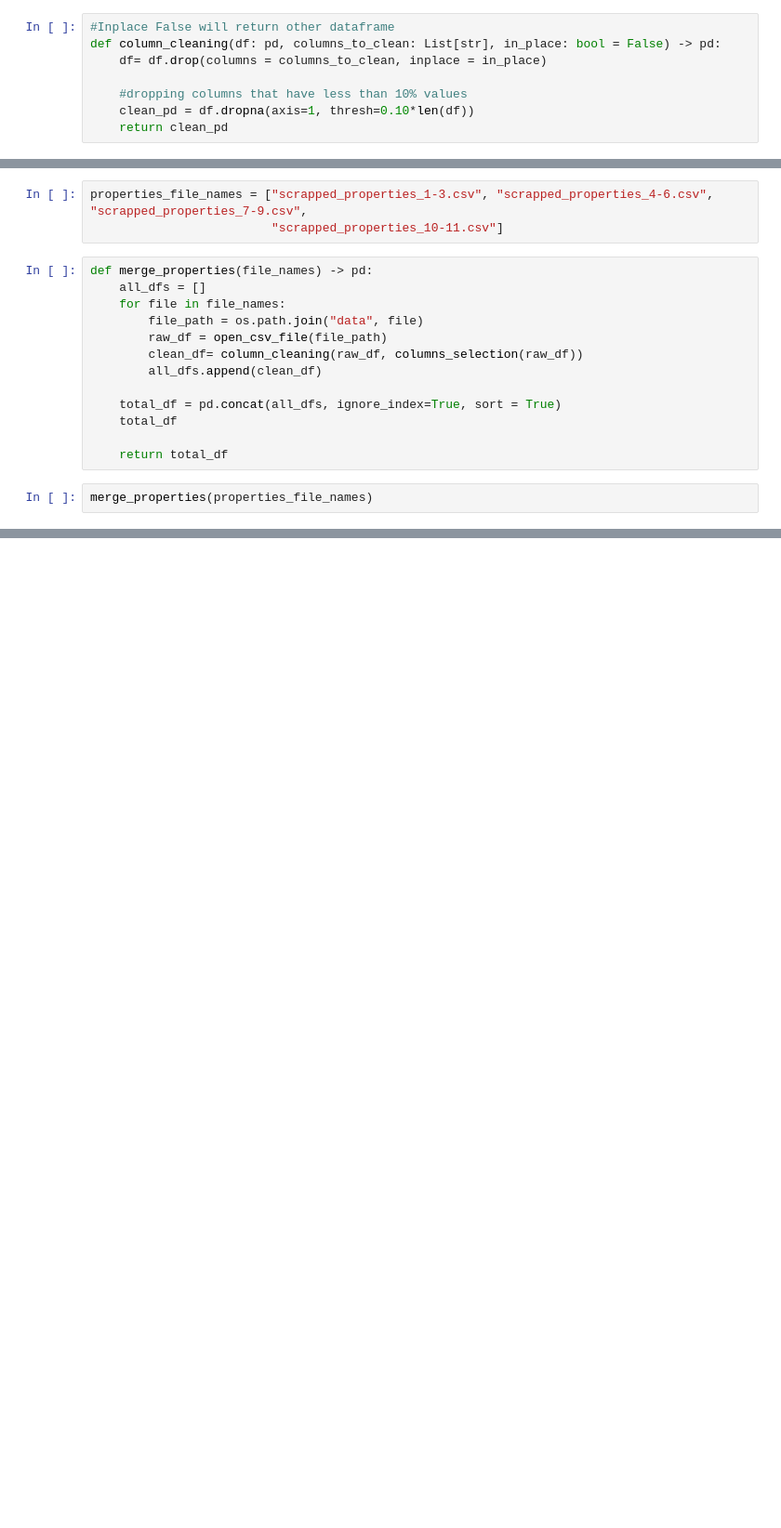
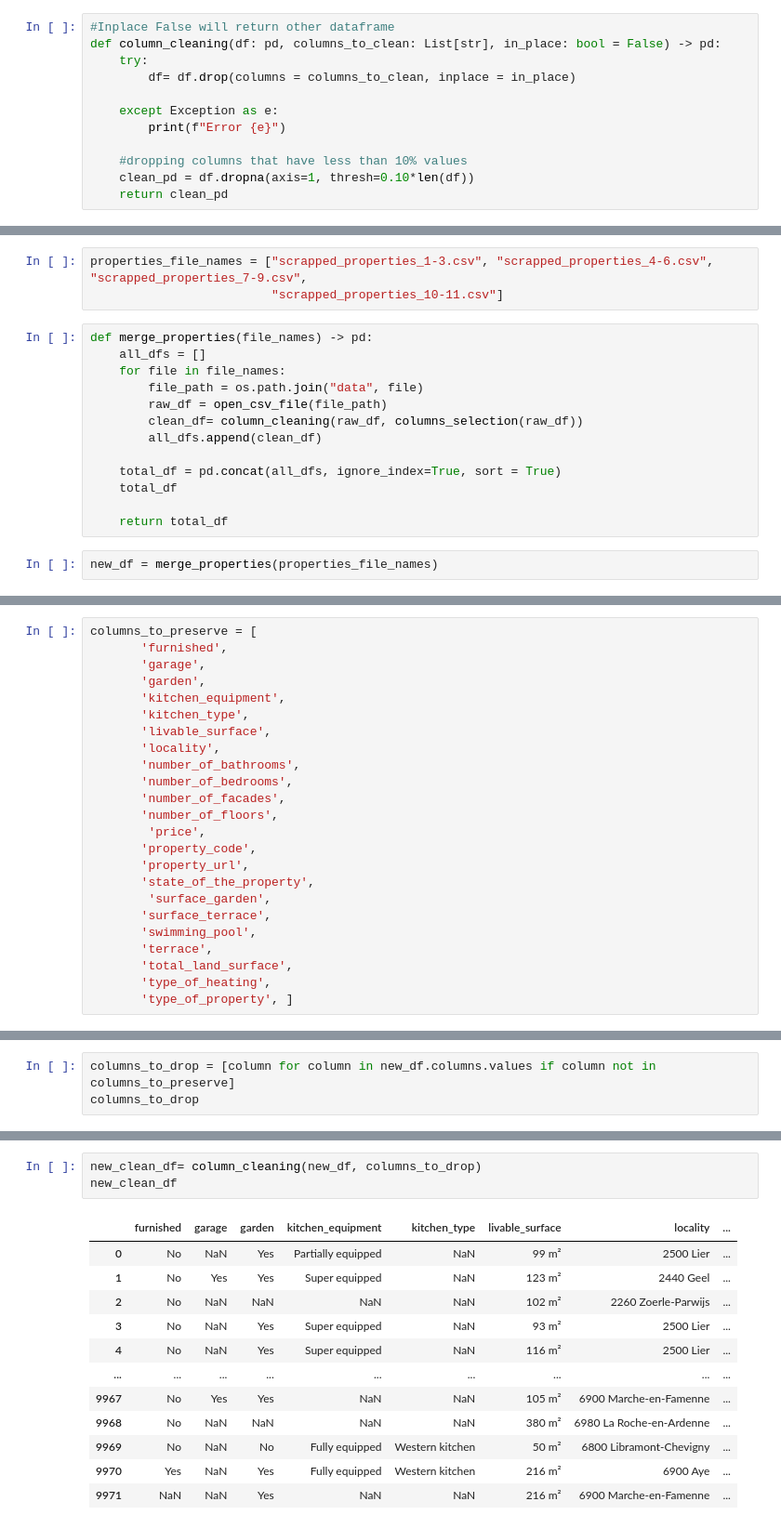
Before and after one commit to hermstefanny/immo-eliza-data-scraper, a Jupyter notebook: draft3_scrapping.ipynb, the cells around one changed output, grey strips where cells are left out. Shown at 93% size. Saved outputs shown, nothing was run; the diff lists cells and outputs as text; blank space fills up the shorter version.

Commit message:
final-attributes-22-columns

```diff
--- a/draft3_scrapping.ipynb
+++ b/draft3_scrapping.ipynb
@@ -252,7 +252,11 @@ def columns_selection(df: pd) -> List[str]:
 # %%
 #Inplace False will return other dataframe
 def column_cleaning(df: pd, columns_to_clean: List[str], in_place: bool = False) -> pd:
-    df= df.drop(columns = columns_to_clean, inplace = in_place)
+    try:
+        df= df.drop(columns = columns_to_clean, inplace = in_place)
+
+    except Exception as e:
+        print(f"Error {e}")
 
     #dropping columns that have less than 10% values
     clean_pd = df.dropna(axis=1, thresh=0.10*len(df))
@@ -281,7 +285,7 @@ def merge_properties(file_names) -> pd:
 
     return total_df
 # %%
-merge_properties(properties_file_names)
+new_df = merge_properties(properties_file_names)
 # %% [output]
 1936
 1589
@@ -302,0 +330,24 @@ merge_properties(properties_file_names)
+# %%
+columns_to_preserve = [
+       'furnished',
+       'garage',
+       'garden',
+       'kitchen_equipment',
+       'kitchen_type',
+       'livable_surface',
+       'locality',
+       'number_of_bathrooms',
+       'number_of_bedrooms',
+       'number_of_facades',
+       'number_of_floors',
+        'price',
+       'property_code',
+       'property_url',
+       'state_of_the_property',
+        'surface_garden',
+       'surface_terrace',
+       'swimming_pool',
+       'terrace',
+       'total_land_surface',
+       'type_of_heating',
+       'type_of_property', ]
@@ -302,0 +358,3 @@ merge_properties(properties_file_names)
+# %%
+columns_to_drop = [column for column in new_df.columns.values if column not in columns_to_preserve]
+columns_to_drop
@@ -302,0 +379,16 @@ merge_properties(properties_file_names)
+# %%
+new_clean_df= column_cleaning(new_df, columns_to_drop)
+new_clean_df
+# %% [output]
+|  | furnished | garage | garden | kitchen_equipment | kitchen_type | livable_surface | locality | ... |
+| 0 | No | NaN | Yes | Partially equipped | NaN | 99 m² | 2500 Lier | ... |
+| 1 | No | Yes | Yes | Super equipped | NaN | 123 m² | 2440 Geel | ... |
+| 2 | No | NaN | NaN | NaN | NaN | 102 m² | 2260 Zoerle-Parwijs | ... |
+| 3 | No | NaN | Yes | Super equipped | NaN | 93 m² | 2500 Lier | ... |
+| 4 | No | NaN | Yes | Super equipped | NaN | 116 m² | 2500 Lier | ... |
+| ... | ... | ... | ... | ... | ... | ... | ... | ... |
+| 9967 | No | Yes | Yes | NaN | NaN | 105 m² | 6900 Marche-en-Famenne | ... |
+| 9968 | No | NaN | NaN | NaN | NaN | 380 m² | 6980 La Roche-en-Ardenne | ... |
+| 9969 | No | NaN | No | Fully equipped | Western kitchen | 50 m² | 6800 Libramont-Chevigny | ... |
+| 9970 | Yes | NaN | Yes | Fully equipped | Western kitchen | 216 m² | 6900 Aye | ... |
+| 9971 | NaN | NaN | Yes | NaN | NaN | 216 m² | 6900 Marche-en-Famenne | ... |
```
Also changed, not shown: parts of 6 cells of this notebook, 1 other file.
